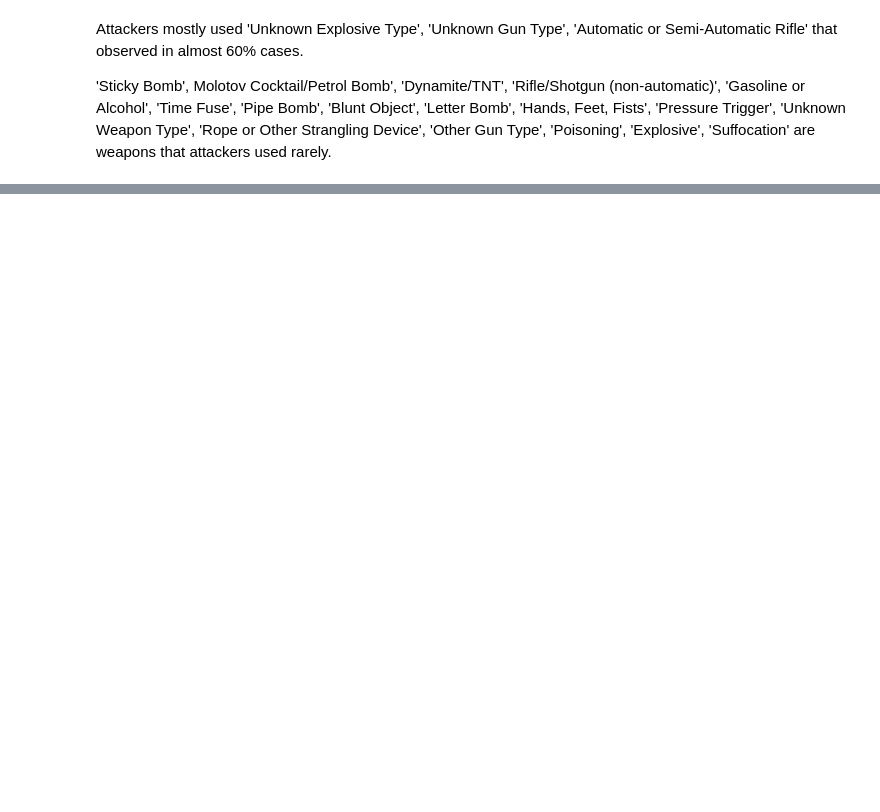
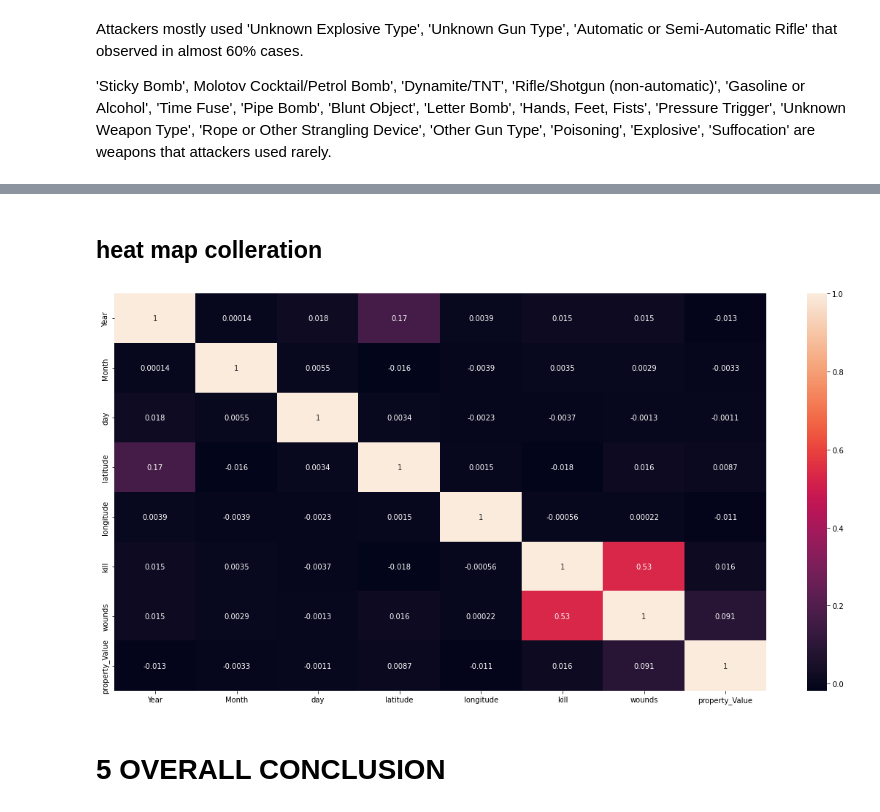
Before and after one commit to vicksypython/gbd-analysis, a Jupyter notebook: Copy_of_Global_Terrorism_Analysis_Capstone_Project.ipynb, the cells around one changed output, grey strips where cells are left out. Drawn from its saved outputs; the diff is of its cells as text; code cells hidden in the pictures; blank space fills up the shorter version.

```diff
--- a/Copy_of_Global_Terrorism_Analysis_Capstone_Project.ipynb
+++ b/Copy_of_Global_Terrorism_Analysis_Capstone_Project.ipynb
@@ -469,0 +500,10 @@ Attackers mostly used 'Unknown Explosive Type', 'Unknown Gun Type', 'Automatic o
+# %% [markdown]
+## heat map colleration
+# %%
+plt.figure(figsize = (20,10))
+sns.heatmap(gtd.corr(),annot=True)
+plt.show()
+# %% [output]
+[figure, added]
+# %% [markdown]
+# **5 OVERALL CONCLUSION**
```
Also changed, not shown: parts of 17 cells of this notebook.
